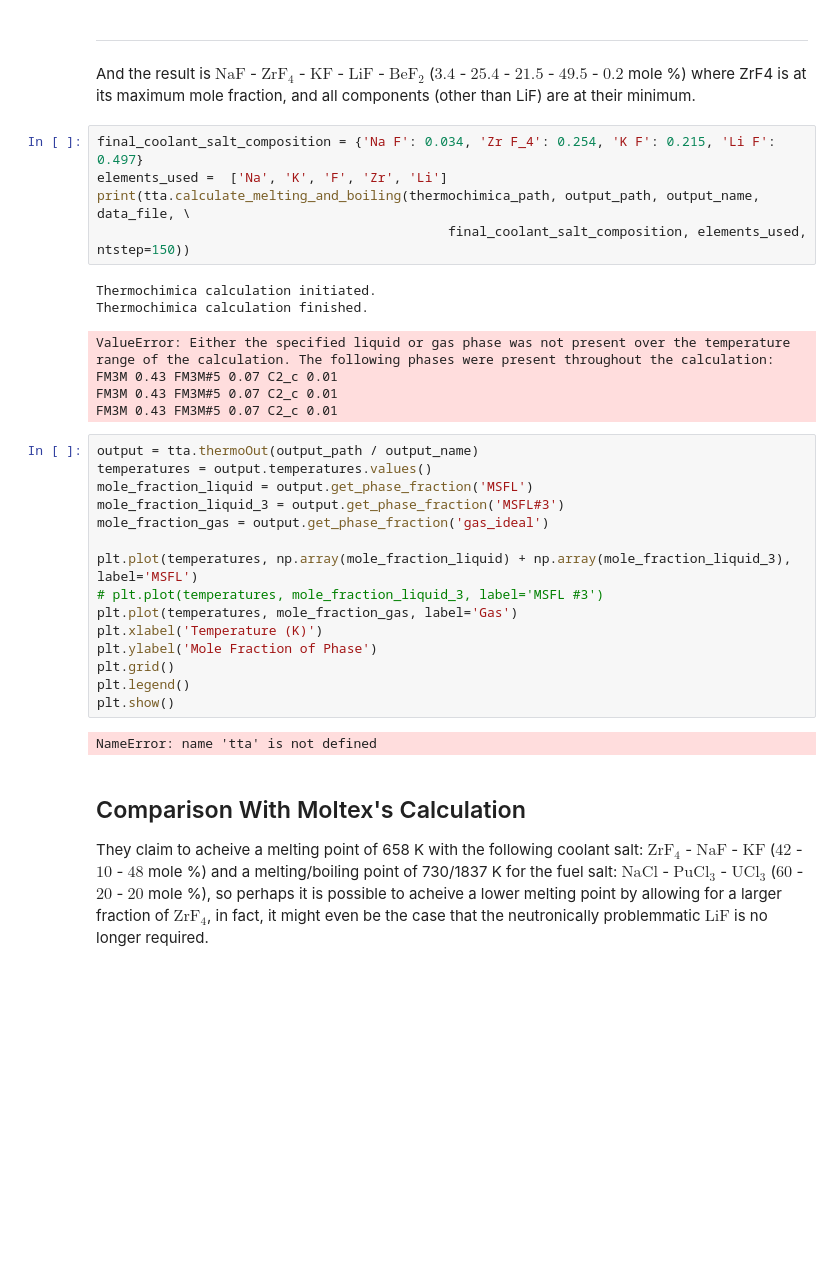
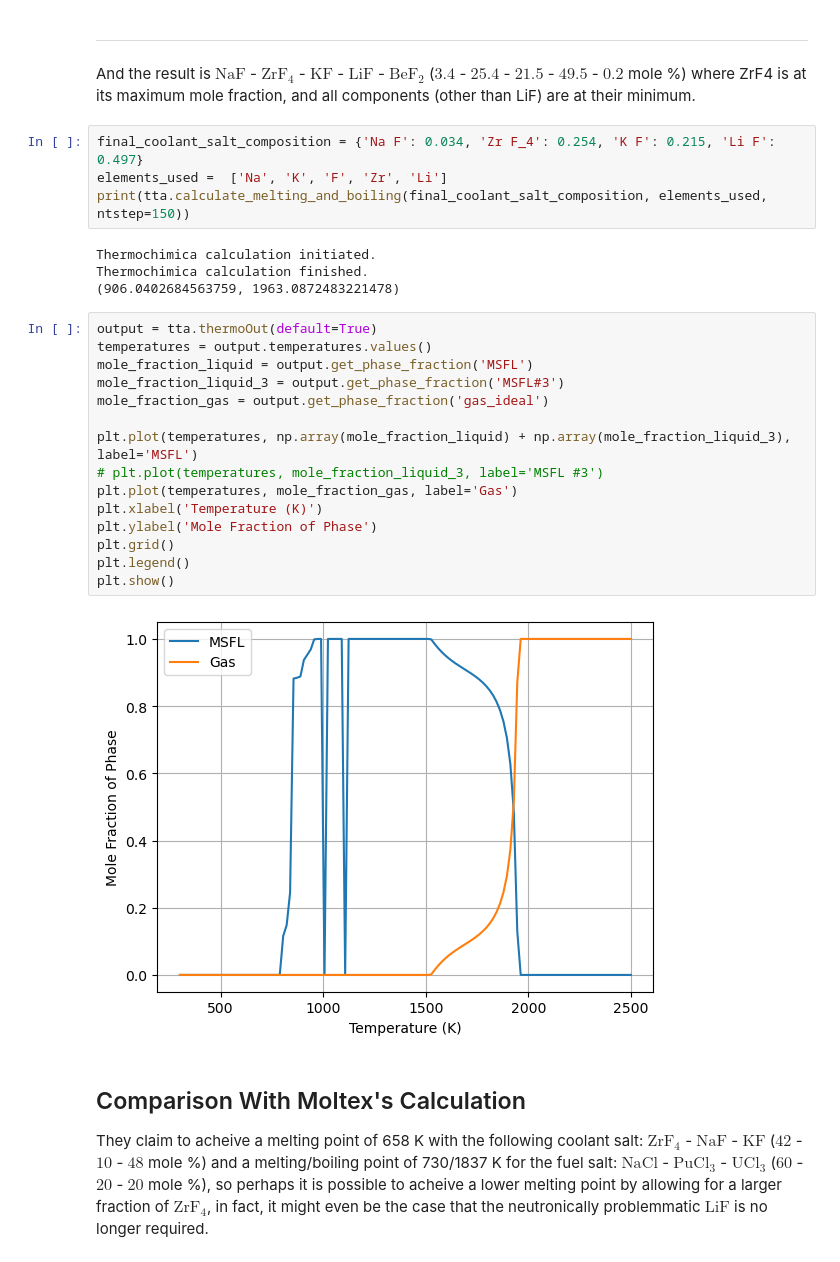
Before and after one commit to mlouis9/senior-design, a Jupyter notebook: saltOptimization/thermophysicalProperties/coolantOptimization.ipynb, the cells around one changed output. Saved outputs shown, nothing was run; the diff lists cells and outputs as text; blank space fills up the shorter version.

```diff
--- a/saltOptimization/thermophysicalProperties/coolantOptimization.ipynb
+++ b/saltOptimization/thermophysicalProperties/coolantOptimization.ipynb
@@ -716,32 +693,28 @@ And the result is $\text{NaF}$ - $\text{ZrF}_4$ - $\text{KF}$ - $\text{LiF}$ - $
 # %%
 final_coolant_salt_composition = {'Na F': 0.034, 'Zr F_4': 0.254, 'K F': 0.215, 'Li F': 0.497}
 elements_used =  ['Na', 'K', 'F', 'Zr', 'Li']
-print(tta.calculate_melting_and_boiling(thermochimica_path, output_path, output_name, data_file, \
-                                             final_coolant_salt_composition, elements_used, ntstep=150))
+print(tta.calculate_melting_and_boiling(final_coolant_salt_composition, elements_used, ntstep=150))
 # %% [output]
 Thermochimica calculation initiated.
 Thermochimica calculation finished.
+(906.0402684563759, 1963.0872483221478)
-ValueError: Either the specified liquid or gas phase was not present over the temperature range of the calculation. The following phases were present throughout the calculation:
-FM3M 0.43 FM3M#5 0.07 C2_c 0.01
-FM3M 0.43 FM3M#5 0.07 C2_c 0.01
-FM3M 0.43 FM3M#5 0.07 C2_c 0.01
 # %%
-output = tta.thermoOut(output_path / output_name)
+output = tta.thermoOut(default=True)
 temperatures = output.temperatures.values()
 mole_fraction_liquid = output.get_phase_fraction('MSFL')
 mole_fraction_liquid_3 = output.get_phase_fraction('MSFL#3')
 mole_fraction_gas = output.get_phase_fraction('gas_ideal')
 
 plt.plot(temperatures, np.array(mole_fraction_liquid) + np.array(mole_fraction_liquid_3), label='MSFL')
 # plt.plot(temperatures, mole_fraction_liquid_3, label='MSFL #3')
 plt.plot(temperatures, mole_fraction_gas, label='Gas')
 plt.xlabel('Temperature (K)')
 plt.ylabel('Mole Fraction of Phase')
 plt.grid()
 plt.legend()
 plt.show()
 # %% [output]
-NameError: name 'tta' is not defined
+[figure, added]
 # %% [markdown]
 ## Comparison With Moltex's Calculation
 They claim to acheive a melting point of 658 K with the following coolant salt: $\text{ZrF}_4$ - $\text{NaF}$ - $\text{KF}$ ($42$ - $10$ - $48$ mole %) and a melting/boiling point of 730/1837 K for the fuel salt: $\text{NaCl}$ - $\text{PuCl}_3$ - $\text{UCl}_3$ ($60$ - $20$ - $20$ mole %), so perhaps it is possible to acheive a lower melting point by allowing for a larger fraction of $\text{ZrF}_4$, in fact, it might even be the case that the neutronically problemmatic $\text{LiF}$ is no longer required.
```
Also changed, not shown: parts of 21 cells of this notebook, 33 other files.
